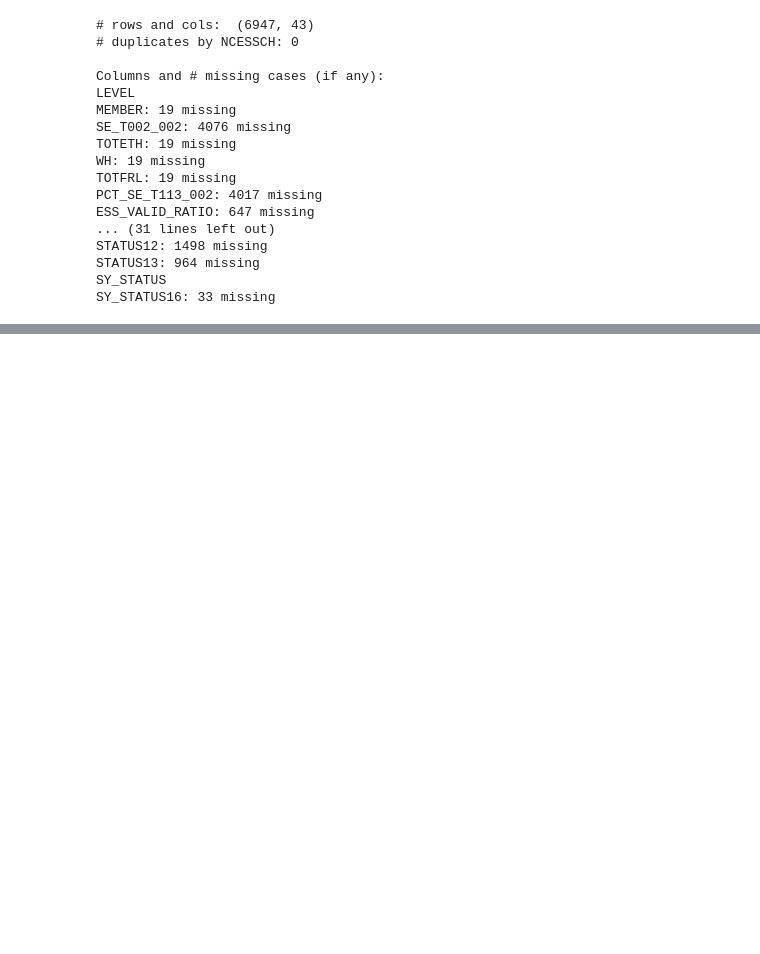
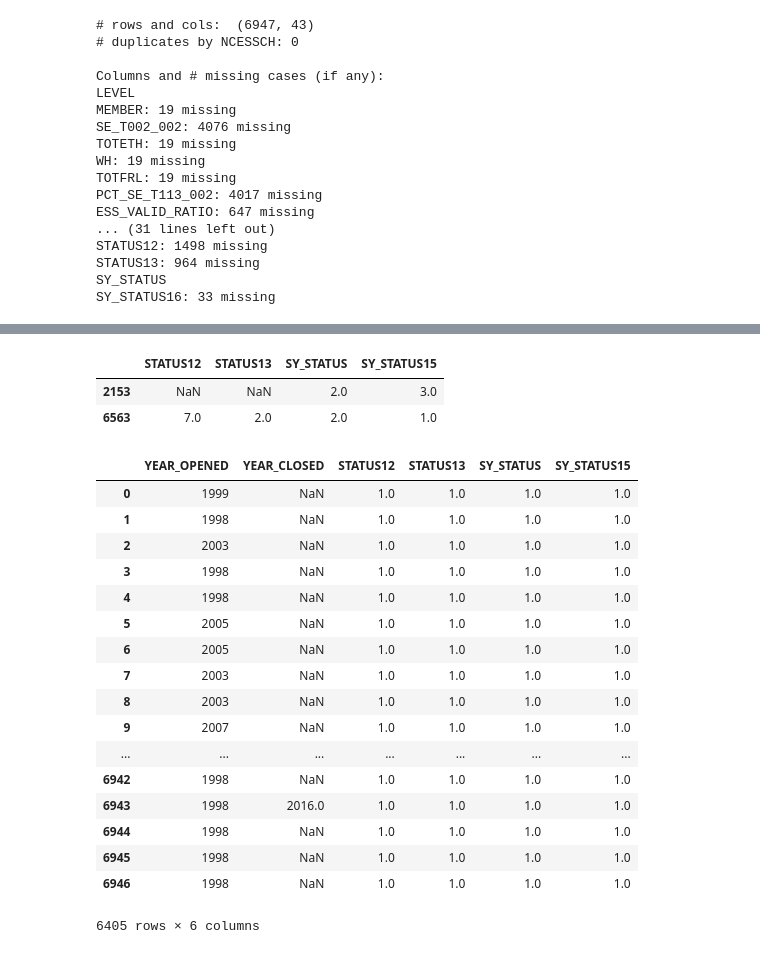
Before and after one commit to comp-strat/data_management, a Jupyter notebook: scripts/open_close_DEBUG.ipynb, the cells around one changed output, grey strips where cells are left out. Drawn from its saved outputs; the diff is of its cells as text; code cells hidden in the pictures; blank space fills up the shorter version.

Commit message:
updating open/close detector

```diff
--- a/scripts/open_close_DEBUG.ipynb
+++ b/scripts/open_close_DEBUG.ipynb
@@ -65,7 +65,7 @@ SY_STATUS16: 3532 missing
 # %%
 # Filter to only open schools
 filtered_STATUS = (charterdf['SY_STATUS15'] == 1) | (charterdf['SY_STATUS15'] == 3) | (charterdf['SY_STATUS15'] == 4) | (charterdf['SY_STATUS15'] == 5) | (charterdf['SY_STATUS15'] == 8)
-df = charterdf.loc[filtered_STATUS]
+df = charterdf.loc[filtered_STATUS].reset_index(drop=True)
 
 check_df(df, "NCESSCH")
 # %% [output]
@@ -370,4 +506,6 @@ dfClosed = pandas.DataFrame(YEAR_CLOSED, columns = label2)
 # %%
 # Concatenating the two mapping dataframe to our source
 # Here we use concat instead of merge because the sequence of NCESSCH is preserved
-result = pandas.concat([df, dfOpened, dfClosed], axis=1)
+result = df.copy()
+result['YEAR_OPENED'] = dfOpened['YEAR_OPENED']
+result['YEAR_CLOSED'] = dfClosed['YEAR_CLOSED']
@@ -387,0 +596,28 @@ df
+# %%
+result [result["YEAR_OPENED"]==2015] [["STATUS12", "STATUS13", "SY_STATUS", "SY_STATUS15"]]
+# %% [output]
+|  | STATUS12 | STATUS13 | SY_STATUS | SY_STATUS15 |
+| 2153 | NaN | NaN | 2.0 | 3.0 |
+| 6563 | 7.0 | 2.0 | 2.0 | 1.0 |
+# %%
+result [result["SY_STATUS"]==1] [result["SY_STATUS15"]==1] \
+[["YEAR_OPENED", "YEAR_CLOSED", "STATUS12", "STATUS13", "SY_STATUS", "SY_STATUS15"]]
+# %% [output]
+|  | YEAR_OPENED | YEAR_CLOSED | STATUS12 | STATUS13 | SY_STATUS | SY_STATUS15 |
+| 0 | 1999 | NaN | 1.0 | 1.0 | 1.0 | 1.0 |
+| 1 | 1998 | NaN | 1.0 | 1.0 | 1.0 | 1.0 |
+| 2 | 2003 | NaN | 1.0 | 1.0 | 1.0 | 1.0 |
+| 3 | 1998 | NaN | 1.0 | 1.0 | 1.0 | 1.0 |
+| 4 | 1998 | NaN | 1.0 | 1.0 | 1.0 | 1.0 |
+| 5 | 2005 | NaN | 1.0 | 1.0 | 1.0 | 1.0 |
+| 6 | 2005 | NaN | 1.0 | 1.0 | 1.0 | 1.0 |
+| 7 | 2003 | NaN | 1.0 | 1.0 | 1.0 | 1.0 |
+| 8 | 2003 | NaN | 1.0 | 1.0 | 1.0 | 1.0 |
+| 9 | 2007 | NaN | 1.0 | 1.0 | 1.0 | 1.0 |
+| ... | ... | ... | ... | ... | ... | ... |
+| 6942 | 1998 | NaN | 1.0 | 1.0 | 1.0 | 1.0 |
+| 6943 | 1998 | 2016.0 | 1.0 | 1.0 | 1.0 | 1.0 |
+| 6944 | 1998 | NaN | 1.0 | 1.0 | 1.0 | 1.0 |
+| 6945 | 1998 | NaN | 1.0 | 1.0 | 1.0 | 1.0 |
+| 6946 | 1998 | NaN | 1.0 | 1.0 | 1.0 | 1.0 |
+6405 rows × 6 columns
```
Also changed, not shown: parts of 26 cells of this notebook, 1 other file.
